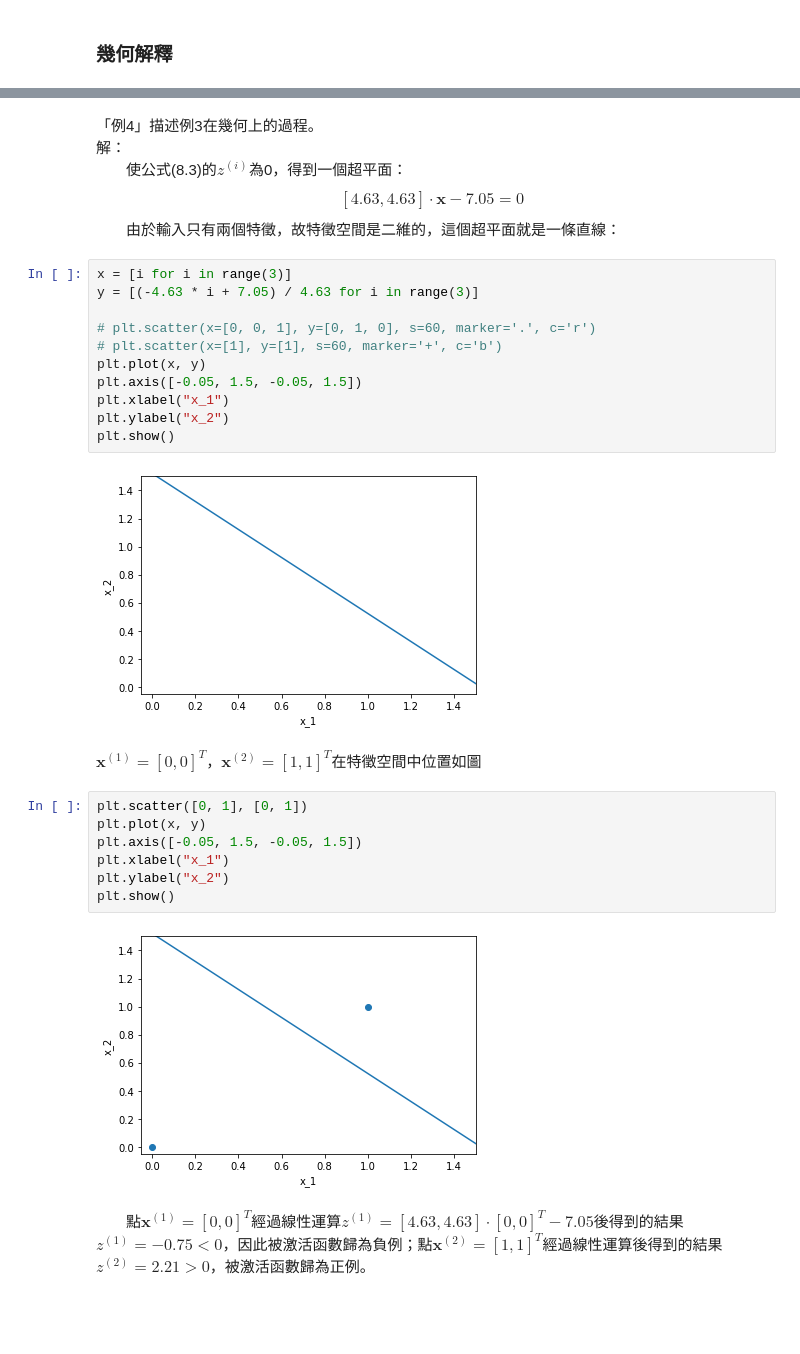
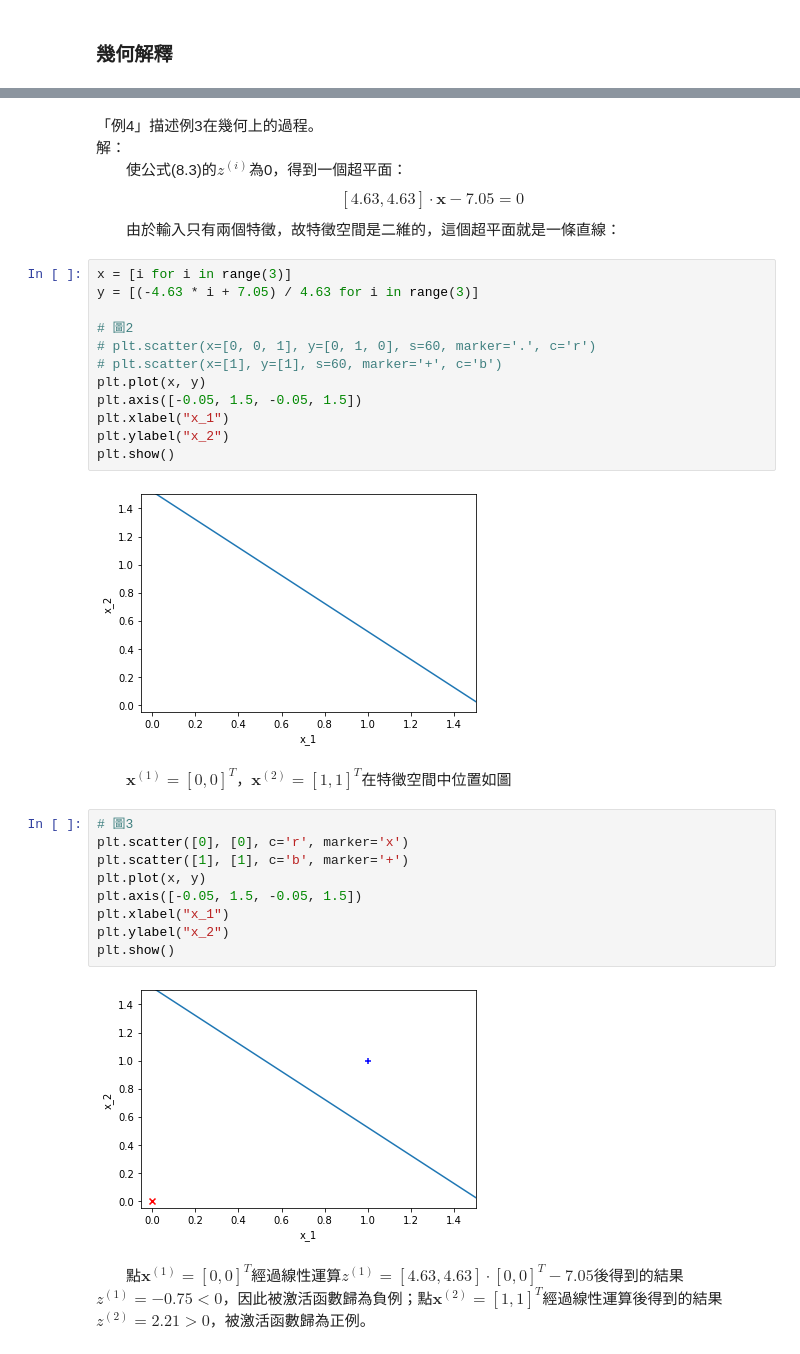
Before and after one commit to Chunngai/notes, a Jupyter notebook: machine learning/perceptron/perceptron.ipynb, the cells around one changed output, grey strips where cells are left out. Saved outputs shown, nothing was run; the diff lists cells and outputs as text; blank space fills up the shorter version.

```diff
--- a/machine learning/perceptron/perceptron.ipynb
+++ b/machine learning/perceptron/perceptron.ipynb
@@ -124,13 +125,14 @@ $$
 解：
 &emsp;&emsp;使公式(8.3)的$z^{(i)}$為0，得到一個超平面：
 $$
-[4.63, 4.63] \cdot {\boldsymbol x} - 7.05 = 0 \tag{10.1}
+[4.63, 4.63] \cdot {\boldsymbol x} - 7.05 = 0 \tag{10}
 $$
 &emsp;&emsp;由於輸入只有兩個特徵，故特徵空間是二維的，這個超平面就是一條直線：
 # %%
 x = [i for i in range(3)]
 y = [(-4.63 * i + 7.05) / 4.63 for i in range(3)]
 
+# 圖2
 # plt.scatter(x=[0, 0, 1], y=[0, 1, 0], s=60, marker='.', c='r')
 # plt.scatter(x=[1], y=[1], s=60, marker='+', c='b')
 plt.plot(x, y)
@@ -141,15 +143,17 @@ plt.show()
 # %% [output]
 [figure]
 # %% [markdown]
-${\boldsymbol x}^{(1)} = [0, 0]^T$，${\boldsymbol x}^{(2)} = [1, 1]^T$在特徵空間中位置如圖
+&emsp;&emsp;${\boldsymbol x}^{(1)} = [0, 0]^T$，${\boldsymbol x}^{(2)} = [1, 1]^T$在特徵空間中位置如圖
 # %%
-plt.scatter([0, 1], [0, 1])
+# 圖3
+plt.scatter([0], [0], c='r', marker='x')
+plt.scatter([1], [1], c='b', marker='+')
 plt.plot(x, y)
 plt.axis([-0.05, 1.5, -0.05, 1.5])
 plt.xlabel("x_1")
 plt.ylabel("x_2")
 plt.show()
 # %% [output]
-[figure, old version]
+[figure, new version]
 # %% [markdown]
 &emsp;&emsp;點${\boldsymbol x}^{(1)} = [0, 0]^T$經過線性運算$z^{(1)} = [4.63, 4.63] \cdot [0, 0]^T - 7.05$後得到的結果$z^{(1)} = -0.75 < 0$，因此被激活函數歸為負例；點${\boldsymbol x}^{(2)} = [1, 1]^T$經過線性運算後得到的結果$z^{(2)} = 2.21 > 0$，被激活函數歸為正例。
```
Also changed, not shown: parts of 15 cells of this notebook.
